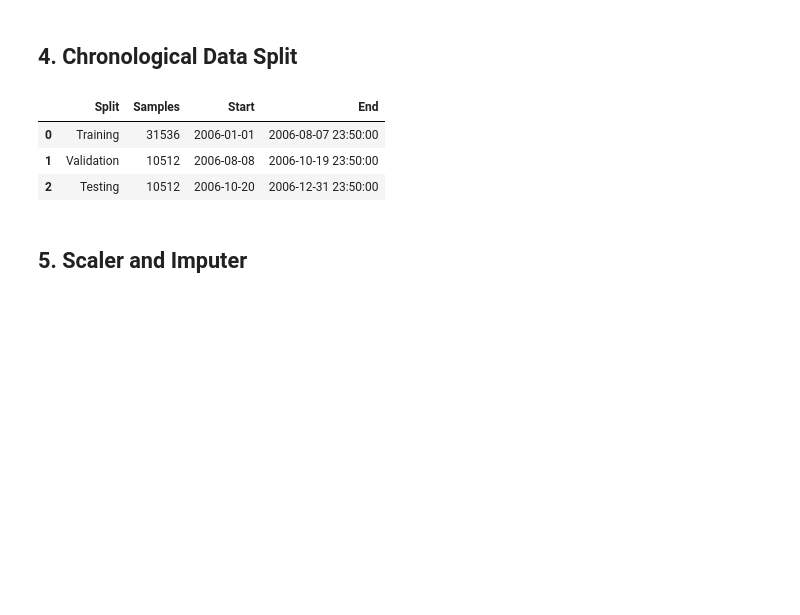
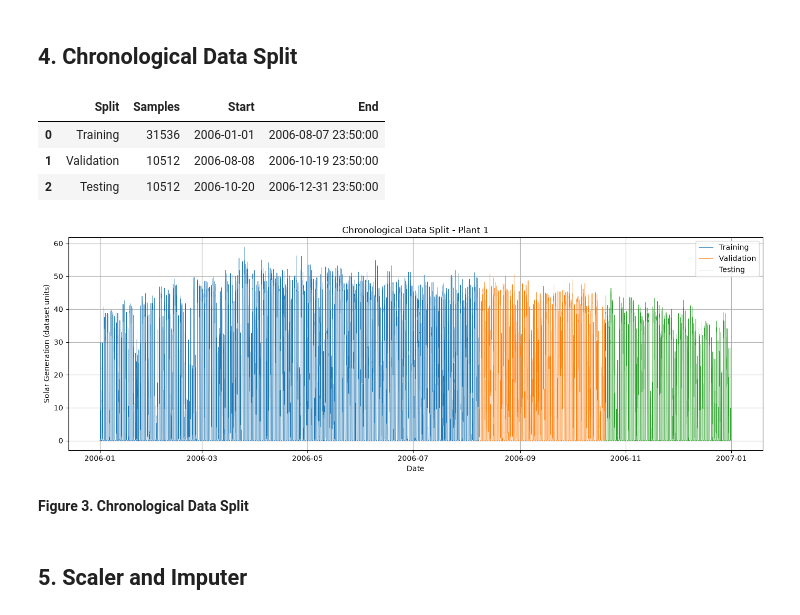
Before and after one commit to qchen534/AISE4010-Project, a Jupyter notebook: AISE4010_Project_Group#3.ipynb, the cells around one changed output. Drawn from its saved outputs; the diff is of its cells as text; code cells hidden in the pictures; blank space fills up the shorter version.

```diff
--- a/AISE4010_Project_Group#3.ipynb
+++ b/AISE4010_Project_Group#3.ipynb
@@ -260,6 +260,45 @@ display(split_summary)
 | 0 | Training | 31536 | 2006-01-01 | 2006-08-07 23:50:00 |
 | 1 | Validation | 10512 | 2006-08-08 | 2006-10-19 23:50:00 |
 | 2 | Testing | 10512 | 2006-10-20 | 2006-12-31 23:50:00 |
+# %%
+# Figure 3. Chronological Split Visualization
+
+plt.style.use("default")
+
+plt.figure(figsize=(14, 5))
+
+plt.plot(
+    train_df.index,
+    train_df[TARGET],
+    label="Training",
+    linewidth=0.5
+)
+
+plt.plot(
+    val_df.index,
+    val_df[TARGET],
+    label="Validation",
+    linewidth=0.5
+)
+
+plt.plot(
+    test_df.index,
+    test_df[TARGET],
+    label="Testing",
+    linewidth=0.5
+)
+
+plt.title("Chronological Data Split - Plant 1")
+plt.xlabel("Date")
+plt.ylabel("Solar Generation (dataset units)")
+plt.legend()
+plt.grid(True)
+plt.tight_layout()
+plt.show()
+# %% [output]
+[figure, added]
+# %% [markdown]
+**Figure 3. Chronological Data Split**
 # %% [markdown]
 ## 5. Scaler and Imputer
 # %%
```
Also changed, not shown: parts of 5 cells of this notebook.
